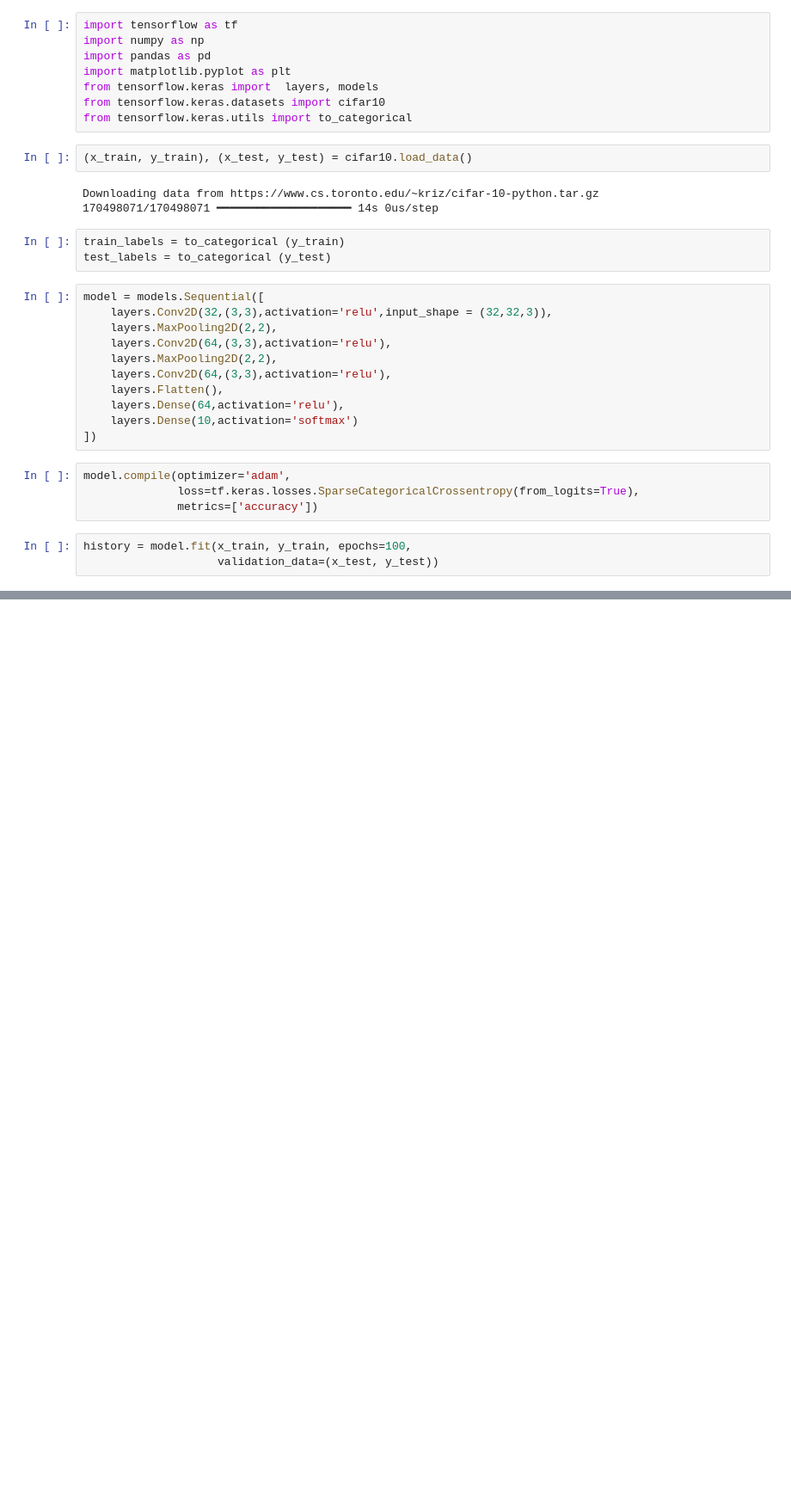
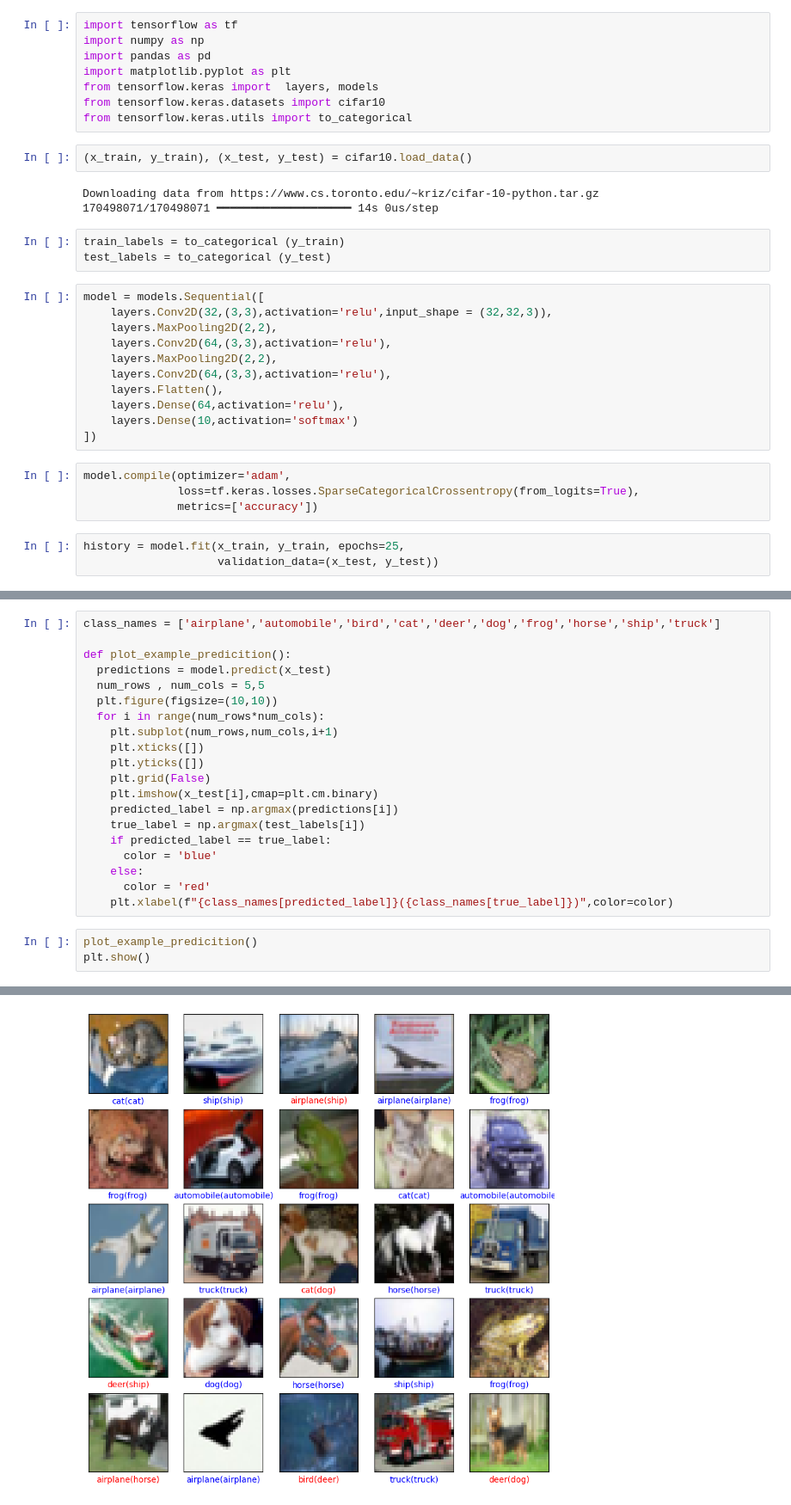
Before and after one commit to Anutri03/BIA, a Jupyter notebook: Deep_lrn/Image_classification_CNN.ipynb, the cells around one changed output, grey strips where cells are left out. Shown at 86% size. Cells and saved outputs as stored; diff of their text form; blank space fills up the shorter version.

```diff
--- a/Deep_lrn/Image_classification_CNN.ipynb
+++ b/Deep_lrn/Image_classification_CNN.ipynb
@@ -32,6 +32,6 @@ model.compile(optimizer='adam',
               loss=tf.keras.losses.SparseCategoricalCrossentropy(from_logits=True),
               metrics=['accuracy'])
 # %%
-history = model.fit(x_train, y_train, epochs=100,
+history = model.fit(x_train, y_train, epochs=25,
                     validation_data=(x_test, y_test))
 # %% [output]
@@ -61,0 +61,24 @@ print(test_acc)
+# %%
+class_names = ['airplane','automobile','bird','cat','deer','dog','frog','horse','ship','truck']
+
+def plot_example_predicition():
+  predictions = model.predict(x_test)
+  num_rows , num_cols = 5,5
+  plt.figure(figsize=(10,10))
+  for i in range(num_rows*num_cols):
+    plt.subplot(num_rows,num_cols,i+1)
+    plt.xticks([])
+    plt.yticks([])
+    plt.grid(False)
+    plt.imshow(x_test[i],cmap=plt.cm.binary)
+    predicted_label = np.argmax(predictions[i])
+    true_label = np.argmax(test_labels[i])
+    if predicted_label == true_label:
+      color = 'blue'
+    else:
+      color = 'red'
+    plt.xlabel(f"{class_names[predicted_label]}({class_names[true_label]})",color=color)
+# %%
+plot_example_predicition()
+plt.show()
+# %% [output]
@@ -61,0 +86 @@ print(test_acc)
+[figure, added]
```
Also changed, not shown: parts of 3 cells of this notebook.
